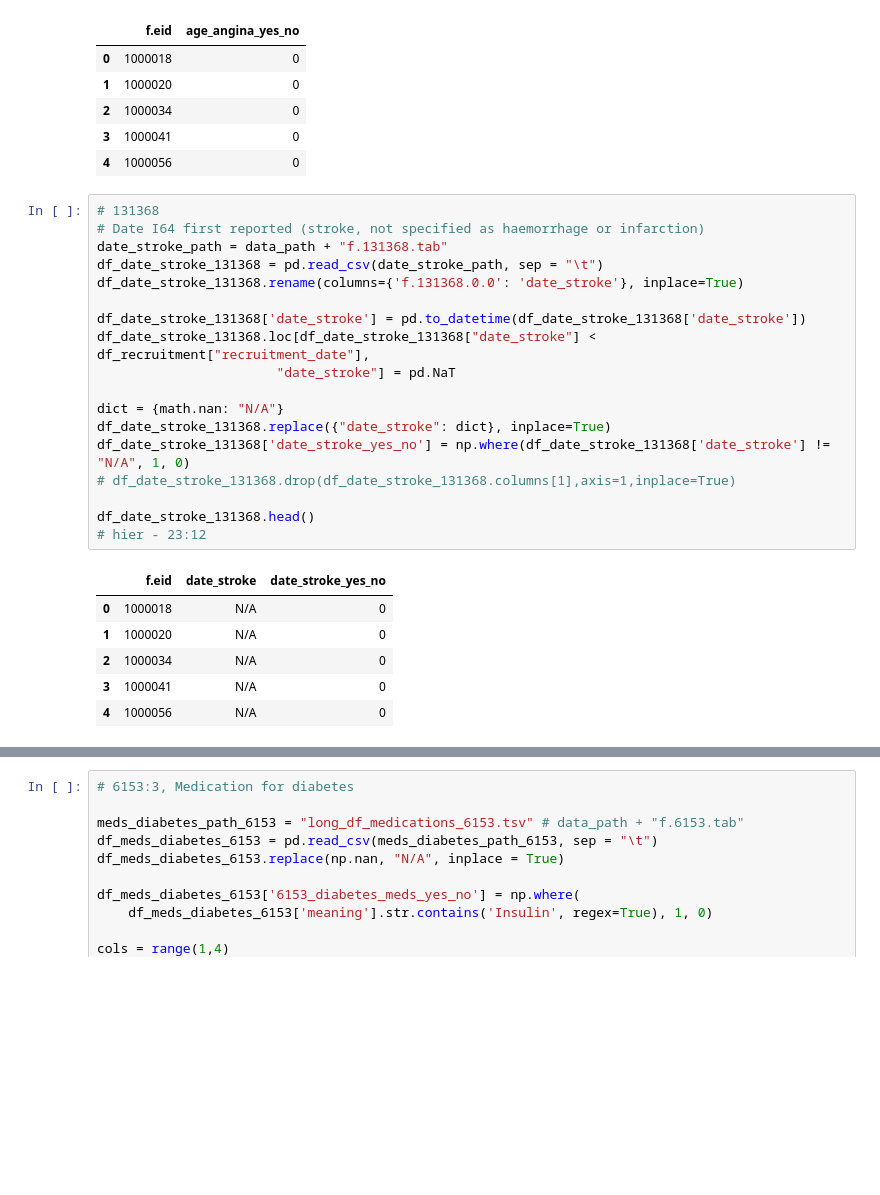
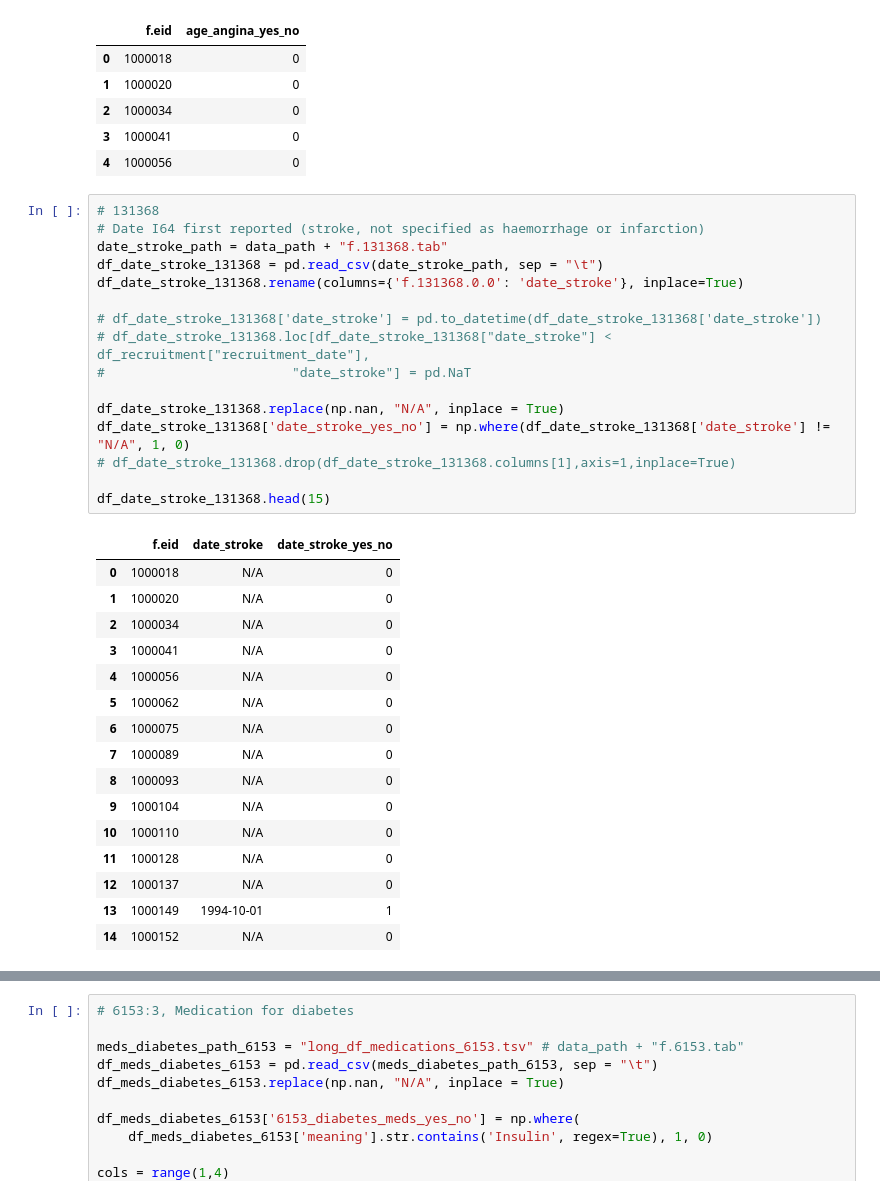
Before and after one commit to graciaandr/mres_dissertation, a Jupyter notebook: updated_data_preprocessing_covariates.ipynb, the cells around one changed output, grey strips where cells are left out. Cells and saved outputs as stored; diff of their text form; blank space fills up the shorter version.

```diff
--- a/updated_data_preprocessing_covariates.ipynb
+++ b/updated_data_preprocessing_covariates.ipynb
@@ -597,28 +619,36 @@ df_age_angina_diag.head()
 # %%
 # 131368
 # Date I64 first reported (stroke, not specified as haemorrhage or infarction)
 date_stroke_path = data_path + "f.131368.tab"
 df_date_stroke_131368 = pd.read_csv(date_stroke_path, sep = "\t")
 df_date_stroke_131368.rename(columns={'f.131368.0.0': 'date_stroke'}, inplace=True)
 
-df_date_stroke_131368['date_stroke'] = pd.to_datetime(df_date_stroke_131368['date_stroke'])
-df_date_stroke_131368.loc[df_date_stroke_131368["date_stroke"] < df_recruitment["recruitment_date"],
-                       "date_stroke"] = pd.NaT
+# df_date_stroke_131368['date_stroke'] = pd.to_datetime(df_date_stroke_131368['date_stroke'])
+# df_date_stroke_131368.loc[df_date_stroke_131368["date_stroke"] < df_recruitment["recruitment_date"],
+#                        "date_stroke"] = pd.NaT
 
-dict = {math.nan: "N/A"}
-df_date_stroke_131368.replace({"date_stroke": dict}, inplace=True)
+df_date_stroke_131368.replace(np.nan, "N/A", inplace = True)
 df_date_stroke_131368['date_stroke_yes_no'] = np.where(df_date_stroke_131368['date_stroke'] != "N/A", 1, 0)
 # df_date_stroke_131368.drop(df_date_stroke_131368.columns[1],axis=1,inplace=True)
 
-df_date_stroke_131368.head()
-# hier - 23:12
+df_date_stroke_131368.head(15)
 # %% [output]
 |  | f.eid | date_stroke | date_stroke_yes_no |
 | 0 | 1000018 | N/A | 0 |
 | 1 | 1000020 | N/A | 0 |
 | 2 | 1000034 | N/A | 0 |
 | 3 | 1000041 | N/A | 0 |
 | 4 | 1000056 | N/A | 0 |
+| 5 | 1000062 | N/A | 0 |
+| 6 | 1000075 | N/A | 0 |
+| 7 | 1000089 | N/A | 0 |
+| 8 | 1000093 | N/A | 0 |
+| 9 | 1000104 | N/A | 0 |
+| 10 | 1000110 | N/A | 0 |
+| 11 | 1000128 | N/A | 0 |
+| 12 | 1000137 | N/A | 0 |
+| 13 | 1000149 | 1994-10-01 | 1 |
+| 14 | 1000152 | N/A | 0 |
 # %%
 # 131366
 # Date I63 first reported (cerebral infarction)
```
Also changed, not shown: parts of 49 cells of this notebook.
